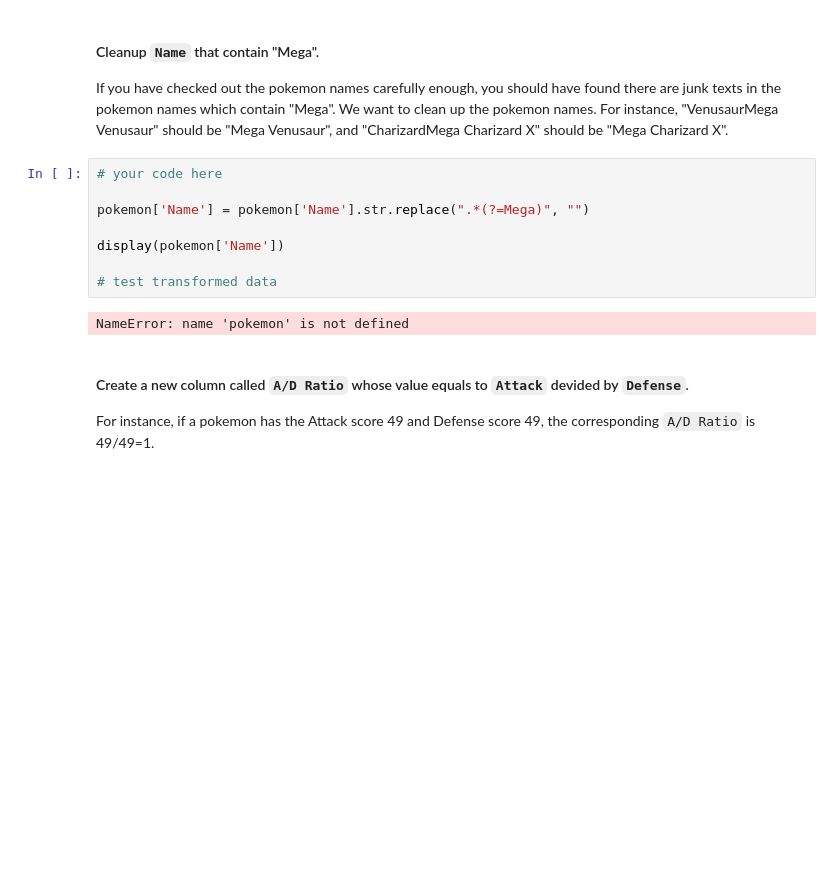
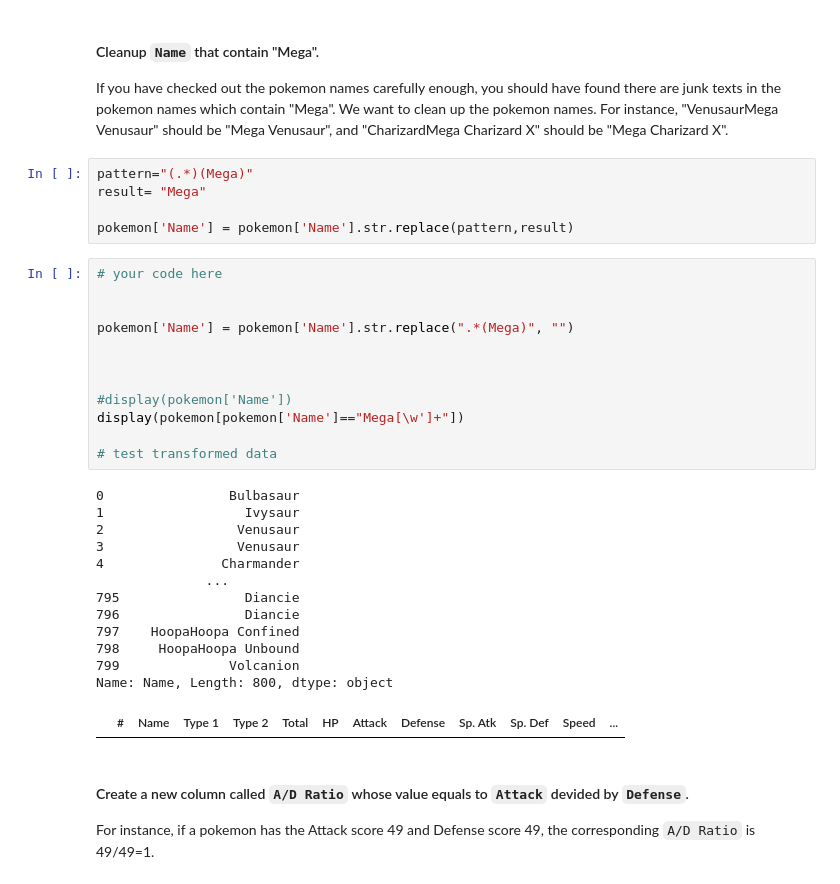
Before and after one commit to Mojgunsh/lab-dataframe-calculations, a Jupyter notebook: your-code/challenge-1.ipynb, the cells around one changed output. Cells and saved outputs as stored; diff of their text form; blank space fills up the shorter version.

```diff
--- a/your-code/challenge-1.ipynb
+++ b/your-code/challenge-1.ipynb
@@ -95,16 +96,37 @@ display(lst3)
 #### Cleanup `Name` that contain "Mega".
 
 If you have checked out the pokemon names carefully enough, you should have found there are junk texts in the pokemon names which contain "Mega". We want to clean up the pokemon names. For instance, "VenusaurMega Venusaur" should be "Mega Venusaur", and "CharizardMega Charizard X" should be "Mega Charizard X".
+# %%
+pattern="(.*)(Mega)"
+result= "Mega"
+
+pokemon['Name'] = pokemon['Name'].str.replace(pattern,result)
 # %%
 # your code here
 
-pokemon['Name'] = pokemon['Name'].str.replace(".*(?=Mega)", "")
 
-display(pokemon['Name'])
+pokemon['Name'] = pokemon['Name'].str.replace(".*(Mega)", "")
+
+
+
+#display(pokemon['Name'])
+display(pokemon[pokemon['Name']=="Mega[\w']+"])
 
 # test transformed data
 # %% [output]
-NameError: name 'pokemon' is not defined
+0                Bulbasaur
+1                  Ivysaur
+2                 Venusaur
+3                 Venusaur
+4               Charmander
+              ...
+795                Diancie
+796                Diancie
+797    HoopaHoopa Confined
+798     HoopaHoopa Unbound
+799              Volcanion
+Name: Name, Length: 800, dtype: object
+|  | # | Name | Type 1 | Type 2 | Total | HP | Attack | Defense | Sp. Atk | Sp. Def | Speed | ... |
 # %% [markdown]
 #### Create a new column called `A/D Ratio` whose value equals to `Attack` devided by `Defense`.
 
```
Also changed, not shown: parts of 1 cell of this notebook.
